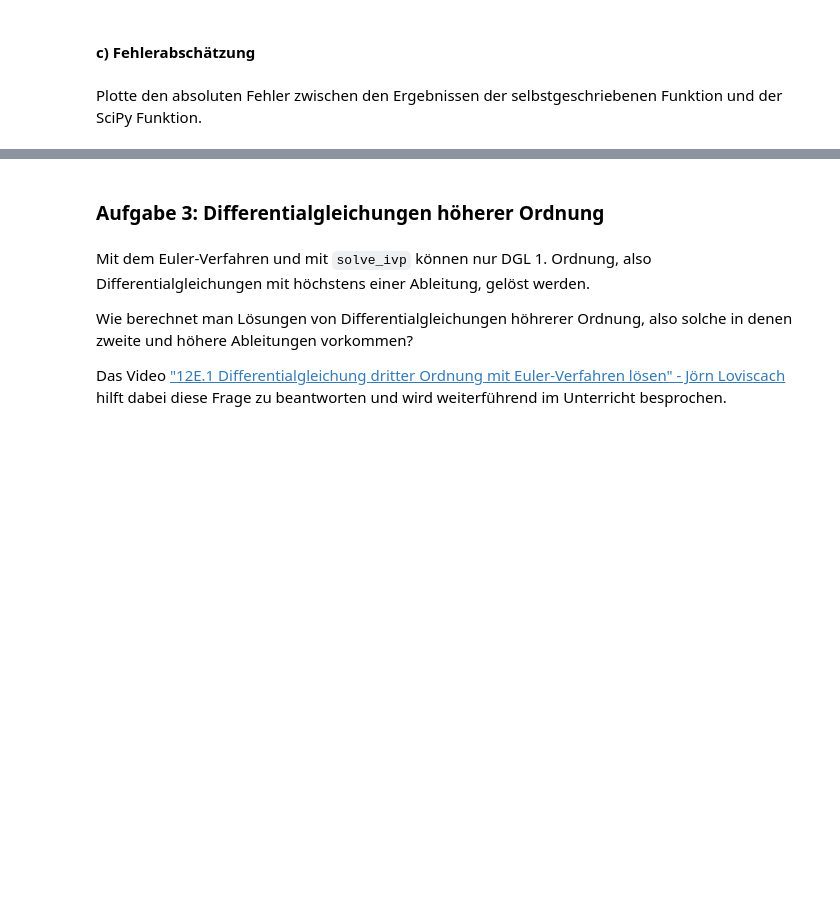
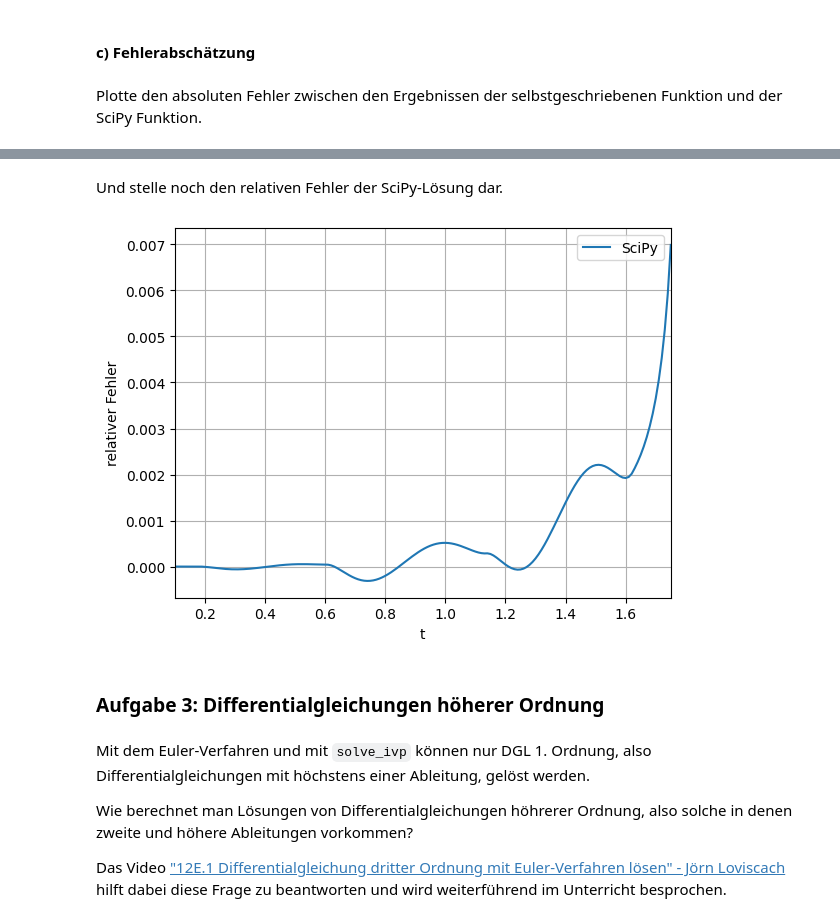
Before and after one commit to visciric/NGDS--Viscio, a Jupyter notebook: 09_DGL/09_Einarbeitung.ipynb, the cells around one changed output, grey strips where cells are left out. Saved outputs shown, nothing was run; the diff lists cells and outputs as text; code cells hidden in the pictures; blank space fills up the shorter version.

```diff
--- a/09_DGL/09_Einarbeitung.ipynb
+++ b/09_DGL/09_Einarbeitung.ipynb
@@ -216,3 +259,15 @@ Plotte den absoluten Fehler zwischen den Ergebnissen der selbstgeschriebenen Fun
+# %% [markdown]
+Und stelle noch den relativen Fehler der SciPy-Lösung dar.
+# %%
+plt.plot(t, scipy_error / y_wolframalpha, label="SciPy")
+plt.xlabel("t")
+plt.ylabel("relativer Fehler")
+plt.xlim(t.min(), t.max())
+plt.grid()
+plt.legend()
+plt.show()
+# %% [output]
+[figure, added]
 # %% [markdown]
 ### Aufgabe 3: Differentialgleichungen höherer Ordnung
 # %% [markdown]
```
Also changed, not shown: parts of 10 cells of this notebook.
